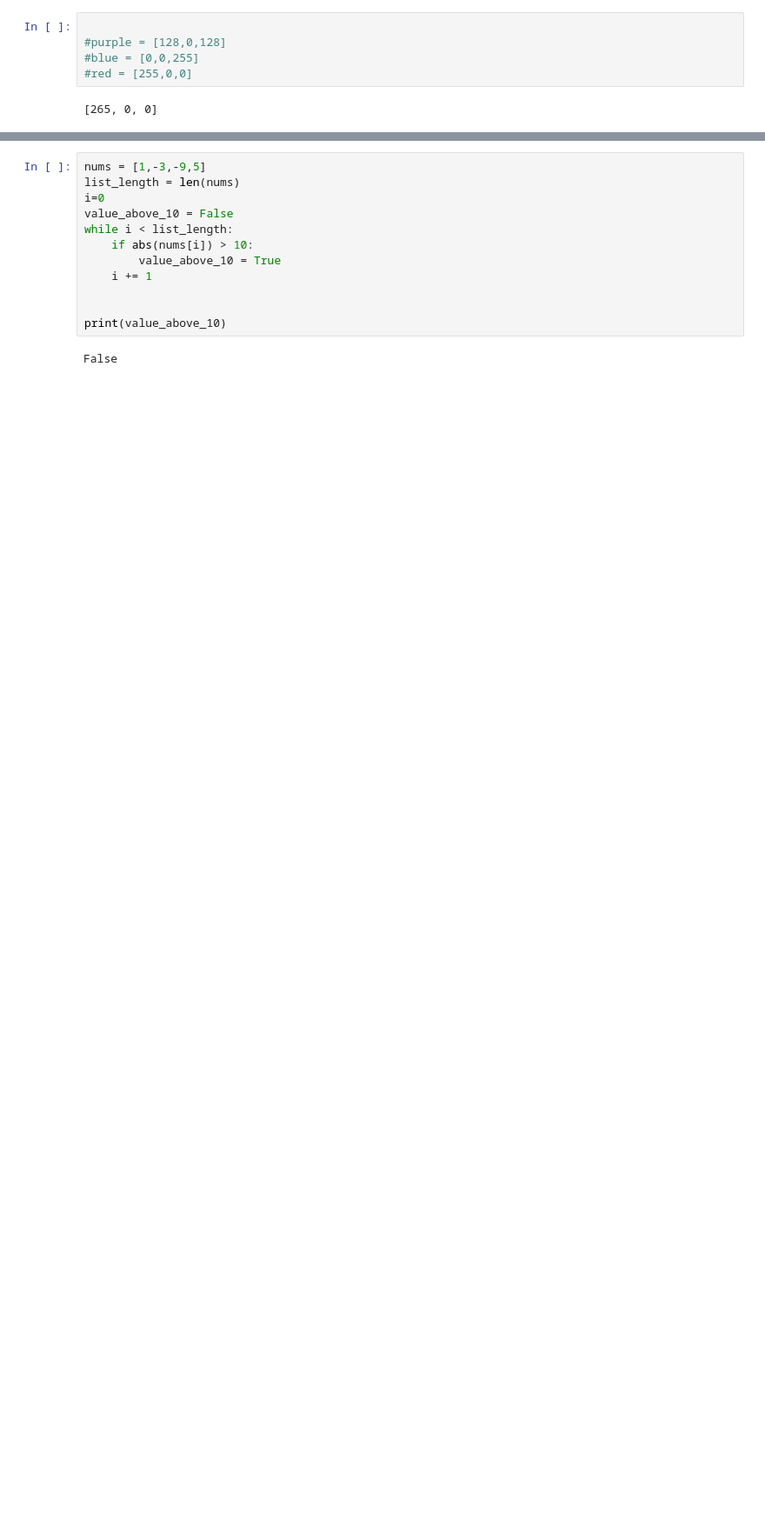
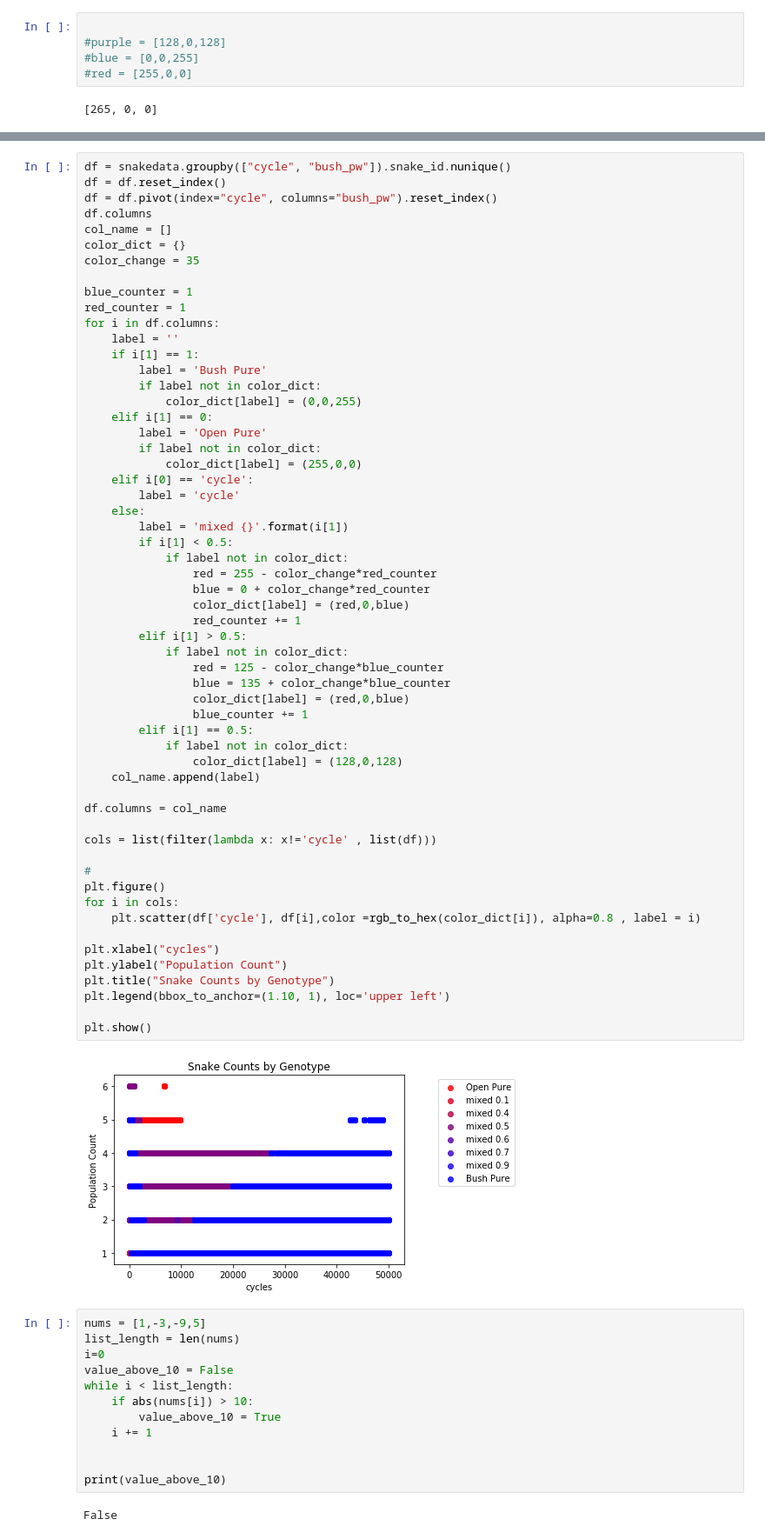
Before and after one commit to michaelremington2/uumarrty, a Jupyter notebook: ecosystem_sim/SimPostDataAnalysis.ipynb, the cells around one changed output, grey strips where cells are left out. Shown at 87% size. Cells and saved outputs as stored; diff of their text form; blank space fills up the shorter version.

```diff
--- a/ecosystem_sim/SimPostDataAnalysis.ipynb
+++ b/ecosystem_sim/SimPostDataAnalysis.ipynb
@@ -248,3 +251,62 @@ plt.show()
+# %%
+df = snakedata.groupby(["cycle", "bush_pw"]).snake_id.nunique()
+df = df.reset_index()
+df = df.pivot(index="cycle", columns="bush_pw").reset_index()
+df.columns
+col_name = []
+color_dict = {}
+color_change = 35
+
+blue_counter = 1
+red_counter = 1
+for i in df.columns:
+    label = ''
+    if i[1] == 1:
+        label = 'Bush Pure'
+        if label not in color_dict:
+            color_dict[label] = (0,0,255)
+    elif i[1] == 0:
+        label = 'Open Pure'
+        if label not in color_dict:
+            color_dict[label] = (255,0,0)
+    elif i[0] == 'cycle':
+        label = 'cycle'
+    else:
+        label = 'mixed {}'.format(i[1])
+        if i[1] < 0.5:
+            if label not in color_dict:
+                red = 255 - color_change*red_counter
+                blue = 0 + color_change*red_counter
+                color_dict[label] = (red,0,blue)
+                red_counter += 1
+        elif i[1] > 0.5:
+            if label not in color_dict:
+                red = 125 - color_change*blue_counter
+                blue = 135 + color_change*blue_counter
+                color_dict[label] = (red,0,blue)
+                blue_counter += 1
+        elif i[1] == 0.5:
+            if label not in color_dict:
+                color_dict[label] = (128,0,128)
+    col_name.append(label)
+
+df.columns = col_name
+
+cols = list(filter(lambda x: x!='cycle' , list(df)))
+
+#
+plt.figure()
+for i in cols:
+    plt.scatter(df['cycle'], df[i],color =rgb_to_hex(color_dict[i]), alpha=0.8 , label = i)
+
+plt.xlabel("cycles")
+plt.ylabel("Population Count")
+plt.title("Snake Counts by Genotype")
+plt.legend(bbox_to_anchor=(1.10, 1), loc='upper left')
+
+plt.show()
+# %% [output]
+[figure, added]
 # %%
 nums = [1,-3,-9,5]
 list_length = len(nums)
```
Also changed, not shown: parts of 3 cells of this notebook, 4 other files.
